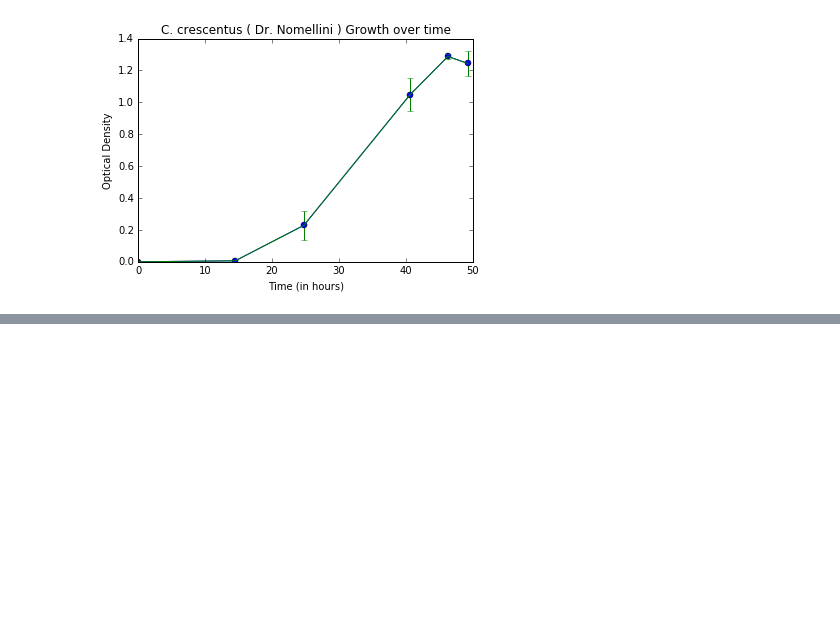
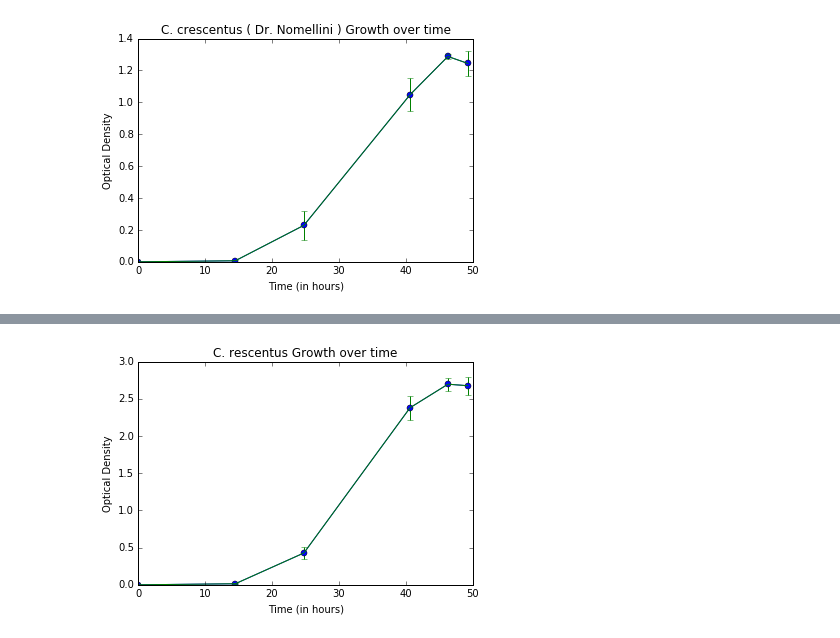
Before and after one commit to vaastav/MathematicalModellingiGEM, a Jupyter notebook: CaulobacterModel.ipynb, the cells around one changed output, grey strips where cells are left out. Saved outputs shown, nothing was run; the diff lists cells and outputs as text; code cells hidden in the pictures; blank space fills up the shorter version.

```diff
--- a/CaulobacterModel.ipynb
+++ b/CaulobacterModel.ipynb
@@ -46,0 +49,16 @@ plt.show()
+# %%
+yerr_combined = []
+combined = []
+for i,j,k,l in zip( nomellini_rep1_v1,nomellini_rep2_v1, restreaked_rep1_v1, restreaked_rep2_v1 ):
+    combined += [ (i+j+k+l)/2 ]
+    arr = np.array( [i,j,k,l] )
+    yerr_combined += [np.std(arr)]
+# %%
+plt.plot( time_v1, combined, marker='o' )
+plt.xlabel('Time (in hours)')
+plt.ylabel('Optical Density')
+plt.errorbar( time_v1, combined, yerr=yerr_combined)
+plt.title('C. rescentus Growth over time')
+plt.show()
+# %% [output]
+[figure, added]
```
Also changed, not shown: parts of 2 cells of this notebook.
